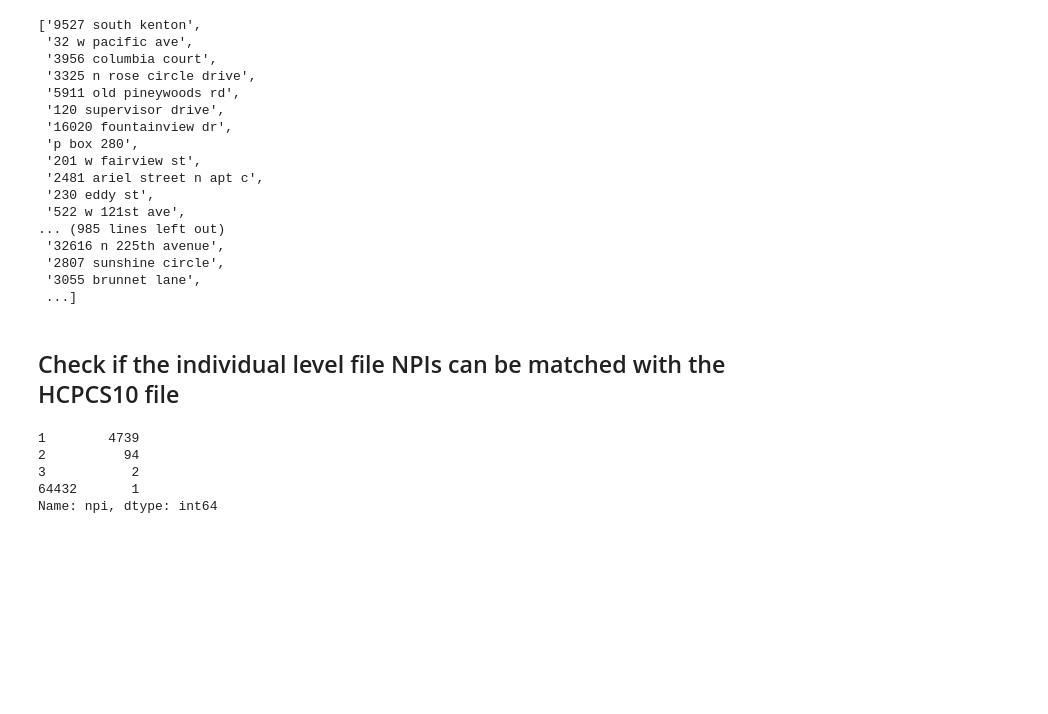
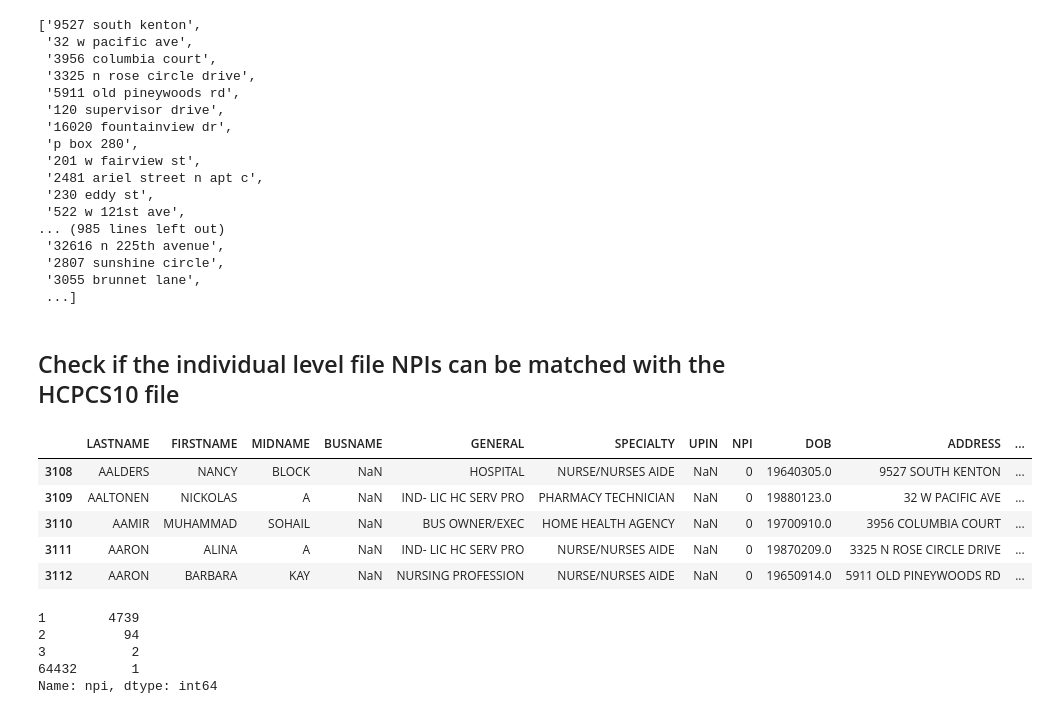
Before and after one commit to radsn/Medicare_anomaly_detection, a Jupyter notebook: capstone_hcpcs10.ipynb, the cells around one changed output. Saved outputs shown, nothing was run; the diff lists cells and outputs as text; code cells hidden in the pictures; blank space fills up the shorter version.

```diff
--- a/capstone_hcpcs10.ipynb
+++ b/capstone_hcpcs10.ipynb
@@ -1117,3 +1194,12 @@ leie_ind.street1.unique().tolist()
  ...]
 # %% [markdown]
 ## Check if the individual level file NPIs can be matched with the HCPCS10 file
+# %%
+leie_ind.head()
+# %% [output]
+|  | LASTNAME | FIRSTNAME | MIDNAME | BUSNAME | GENERAL | SPECIALTY | UPIN | NPI | DOB | ADDRESS | ... |
+| 3108 | AALDERS | NANCY | BLOCK | NaN | HOSPITAL | NURSE/NURSES AIDE | NaN | 0 | 19640305.0 | 9527 SOUTH KENTON | ... |
+| 3109 | AALTONEN | NICKOLAS | A | NaN | IND- LIC HC SERV PRO | PHARMACY TECHNICIAN | NaN | 0 | 19880123.0 | 32 W PACIFIC AVE | ... |
+| 3110 | AAMIR | MUHAMMAD | SOHAIL | NaN | BUS OWNER/EXEC | HOME HEALTH AGENCY | NaN | 0 | 19700910.0 | 3956 COLUMBIA COURT | ... |
+| 3111 | AARON | ALINA | A | NaN | IND- LIC HC SERV PRO | NURSE/NURSES AIDE | NaN | 0 | 19870209.0 | 3325 N ROSE CIRCLE DRIVE | ... |
+| 3112 | AARON | BARBARA | KAY | NaN | NURSING PROFESSION | NURSE/NURSES AIDE | NaN | 0 | 19650914.0 | 5911 OLD PINEYWOODS RD | ... |
```
Also changed, not shown: parts of 155 cells of this notebook, 4 other files.
